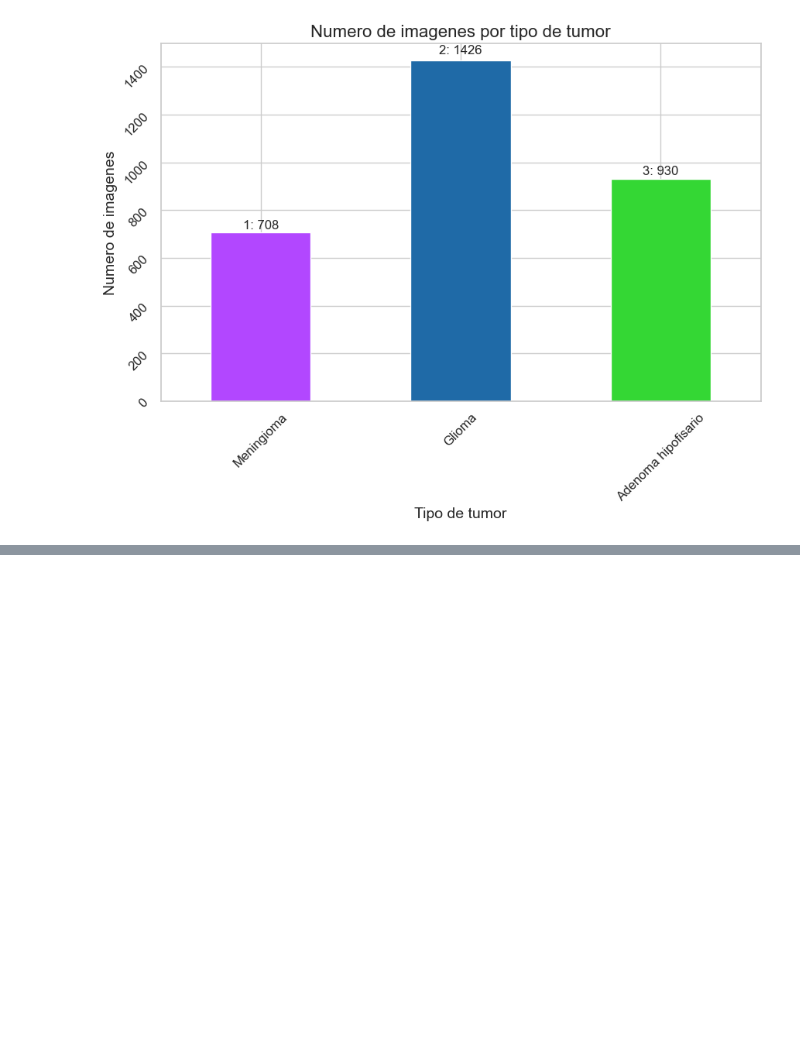
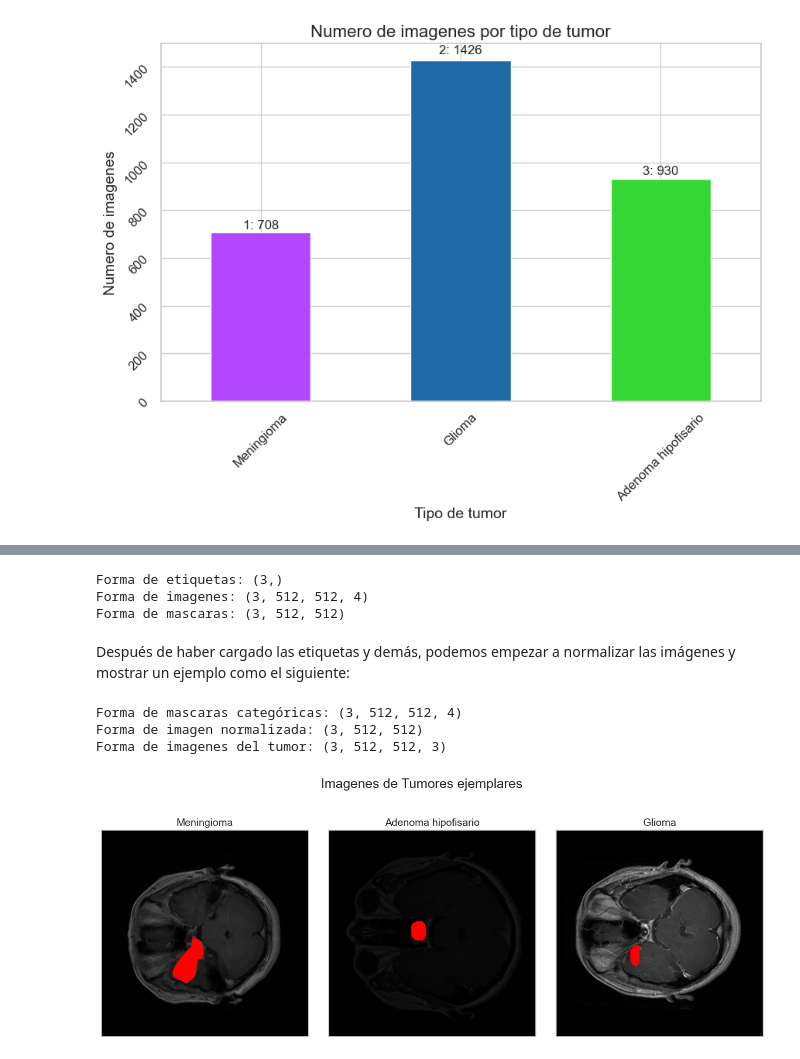
Before and after one commit to EduMunG/Reconocimiento-de-Tumores-Cerebrales, a Jupyter notebook: Proyecto/Codigo/Primeros_pasos.ipynb, the cells around one changed output, grey strips where cells are left out. Cells and saved outputs as stored; diff of their text form; code cells hidden in the pictures; blank space fills up the shorter version.

Commit message:
Imagenes de tumores

```diff
--- a/Proyecto/Codigo/Primeros_pasos.ipynb
+++ b/Proyecto/Codigo/Primeros_pasos.ipynb
@@ -64,10 +64,10 @@ etiquetas = pd.Series(etiquetas)
 
 # Contando el número de etiquetas por tipo de tumor
 # El dataset contiene 3 tipos de tumores, cuyas etiquetas son 1 para Meningioma, 2 para Glioma, 3 para Adenoma hipofisario.
-tumores = ["Meningioma", "Glioma", "Adenoma hipofisario"]
+nombres = ["Meningioma", "Glioma", "Adenoma hipofisario"]
 # Ordenamos el vector de los nombres y las etiquetas para que coincidan con el orden de los tumores en el dataset
 numEtiquetas = etiquetas.value_counts().sort_index()
-numEtiquetas.index = tumores
+numEtiquetas.index = nombres
 
 print("Numero de etiquetas por tipo de tumor:")
 print(numEtiquetas)
@@ -98,0 +102,76 @@ Name: count, dtype: int64
+# %%
+etiquetas = []
+imagenes = []
+mascaras = []
+
+for archivo in lista:
+    #leemos los datos de los archivos .mat
+    data = h5py.File(f"{folder}{archivo}", 'r')
+    #obtenemos las etiquetas
+    etiqueta = np.array(data.get("cjdata/label"))[0][0]
+    #Si la etiqueta no esta en la lista de etiquetas
+    if etiqueta not in etiquetas:
+        etiquetas.append(etiqueta)
+
+        #obtenemos la imagen
+        imagen = np.stack((np.array(data.get('cjdata/image')),)*4, axis=-1)
+        imagenes.append(imagen)
+        #obtenemos la mascara del tumor
+        mascara = np.array(data.get('cjdata/tumorMask'))
+        mascaras.append(mascara)
+
+# Convertimos las listas a arrays de numpy
+etiquetas = np.asarray(etiquetas)
+imagenes = np.asarray(imagenes)
+mascaras = np.asarray(mascaras)
+
+# Mostramos la forma de los arrays
+print("Forma de etiquetas:", etiquetas.shape) # 3 tumores
+print("Forma de imagenes:", imagenes.shape) # (número de imágenes (una por tumor) 3 , altura, anchura, canales)
+print("Forma de mascaras:", mascaras.shape) # (número de imágenes, altura, anchura)
+# %% [output]
+Forma de etiquetas: (3,)
+Forma de imagenes: (3, 512, 512, 4)
+Forma de mascaras: (3, 512, 512)
+# %% [markdown]
+Después de haber cargado las etiquetas y demás, podemos empezar a normalizar las imágenes y mostrar un ejemplo como el siguiente:
+# %%
+b = K.utils.to_categorical(mascaras, num_classes=4).astype(np.uint8)  # Convertimos las máscaras a formato categórico
+print("Forma de mascaras categóricas:", b.shape) # (número de imágenes, altura, anchura, número de clases)
+
+tumor = np.zeros_like(imagenes[:,:,:,1:])  # Creamos un array para almacenar la información del tumor
+
+# Normalizamos las imágenes
+imagenNormalizada = cv2.normalize(imagenes[:, :, :, 0], None, alpha=0, beta=255, norm_type=cv2.NORM_MINMAX, dtype=cv2.CV_32F ).astype(np.uint8)  # Convertimos a uint8 para que sea compatible con OpenCV
+
+# Mostramos un ejemplo de una imagen del dataset
+# y checamos que normalizamos correctamente
+print("Forma de imagen normalizada:", imagenNormalizada.shape)  # (número de imágenes, altura, anchura)
+
+tumor[:, :, :, 0] = imagenNormalizada * (b[:, :, :, 0])  # Aplicamos la máscara para obtener la imagen del tumor
+tumor[:, :, :, 1] = imagenNormalizada * (b[:, :, :, 0])  # Aplicamos la máscara para obtener la imagen del tumor
+tumor[:, :, :, 2] = imagenNormalizada * (b[:, :, :, 0])  # Aplicamos la máscara para obtener la imagen del tumor
+
+tumor += b[:,:,:, 1:] * 255  # Añadimos el fondo blanco para las áreas no tumorales
+
+# Mostramos las dimensiones de las imágenes del tumor
+print("Forma de imagenes del tumor:", tumor.shape)
+
+fig, ax = plt.subplots(nrows=1, ncols=3, figsize=(16, 6))
+
+for i in range(3):
+    ax[i].imshow(tumor[i], cmap='gray')
+
+    ax[i].set_title(nombres[int(etiquetas[i]-1)], fontsize=14)
+
+    ax[i].set_xticks([])
+    ax[i].set_yticks([])
+
+fig.suptitle('Imagenes de Tumores ejemplares', fontsize=18)
+
+fig.subplots_adjust(wspace=0.1)
+# %% [output]
+Forma de mascaras categóricas: (3, 512, 512, 4)
+Forma de imagen normalizada: (3, 512, 512)
+Forma de imagenes del tumor: (3, 512, 512, 3)
+[figure, added]
```
Also changed, not shown: parts of 1 cell of this notebook.
